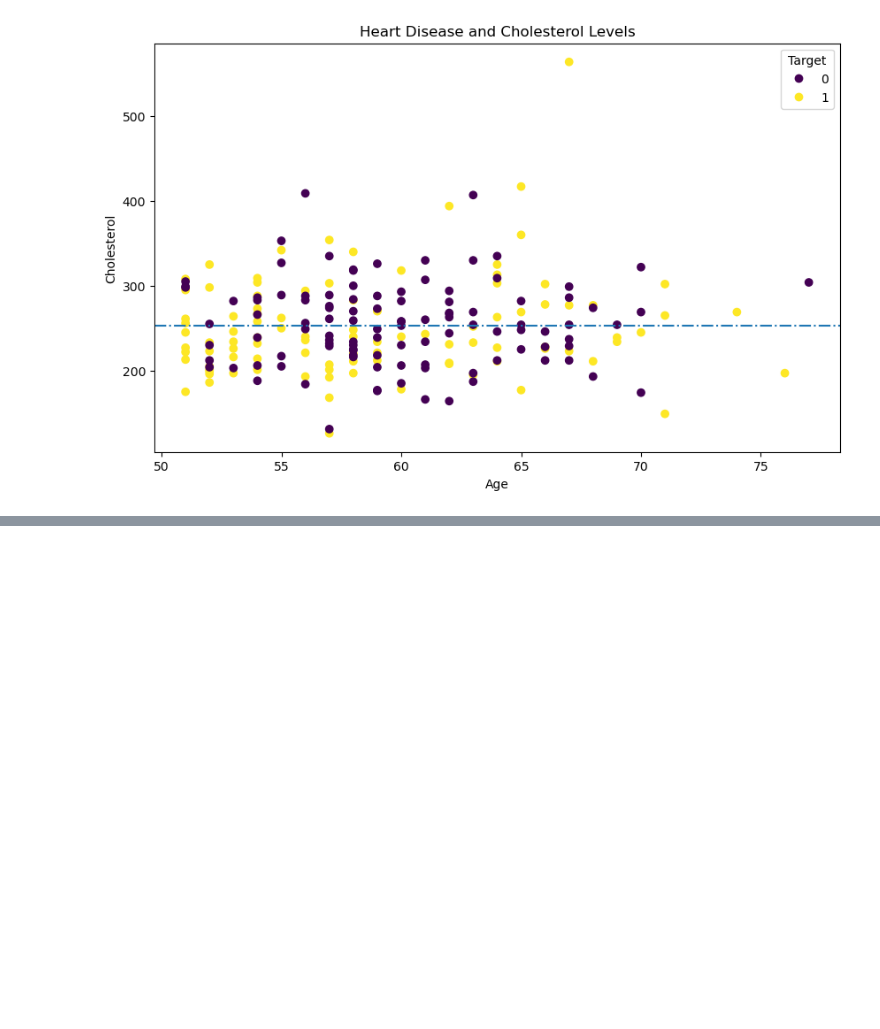
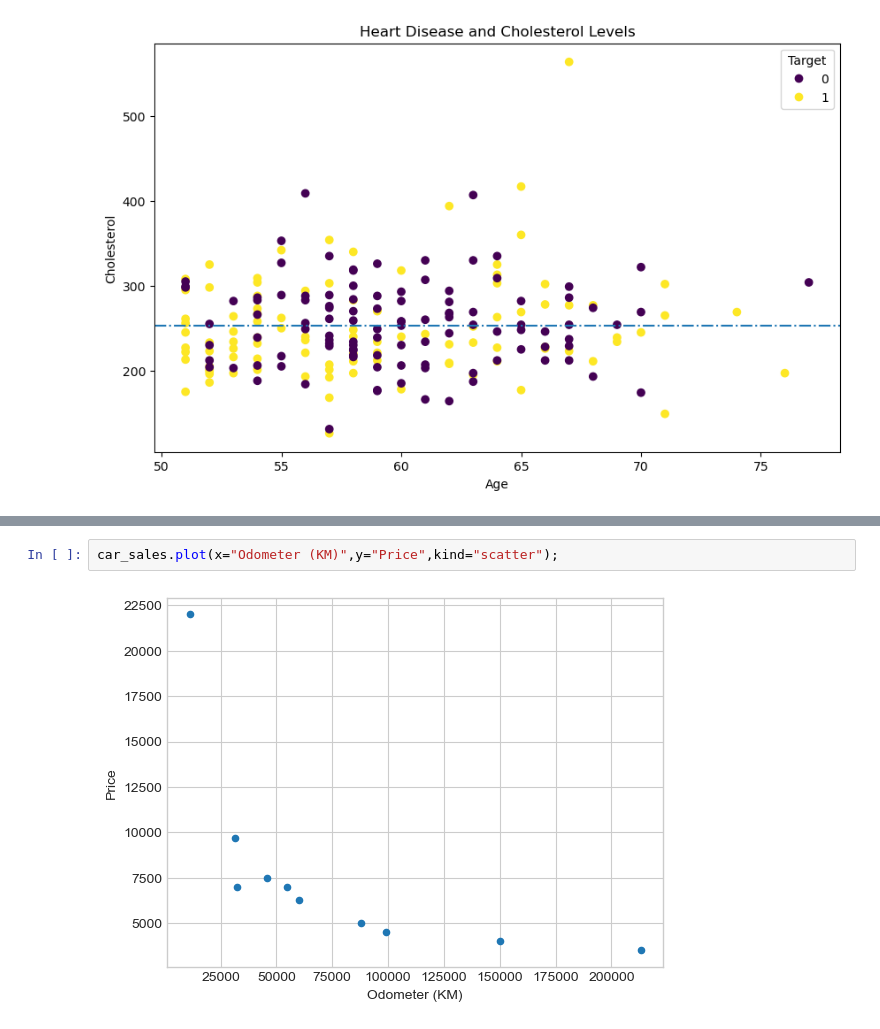
Before and after one commit to prashantuchiha/DS-sample, a Jupyter notebook: project_1/Introduction to Matplotlib.ipynb, the cells around one changed output, grey strips where cells are left out. Drawn from its saved outputs; the diff is of its cells as text; blank space fills up the shorter version.

```diff
--- a/project_1/Introduction to Matplotlib.ipynb
+++ b/project_1/Introduction to Matplotlib.ipynb
@@ -350,0 +421,4 @@ ax.axhline(over_50["chol"].mean(),
+# %%
+car_sales.plot(x="Odometer (KM)",y="Price",kind="scatter");
+# %% [output]
+[figure, added]
```
Also changed, not shown: parts of 16 cells of this notebook.
